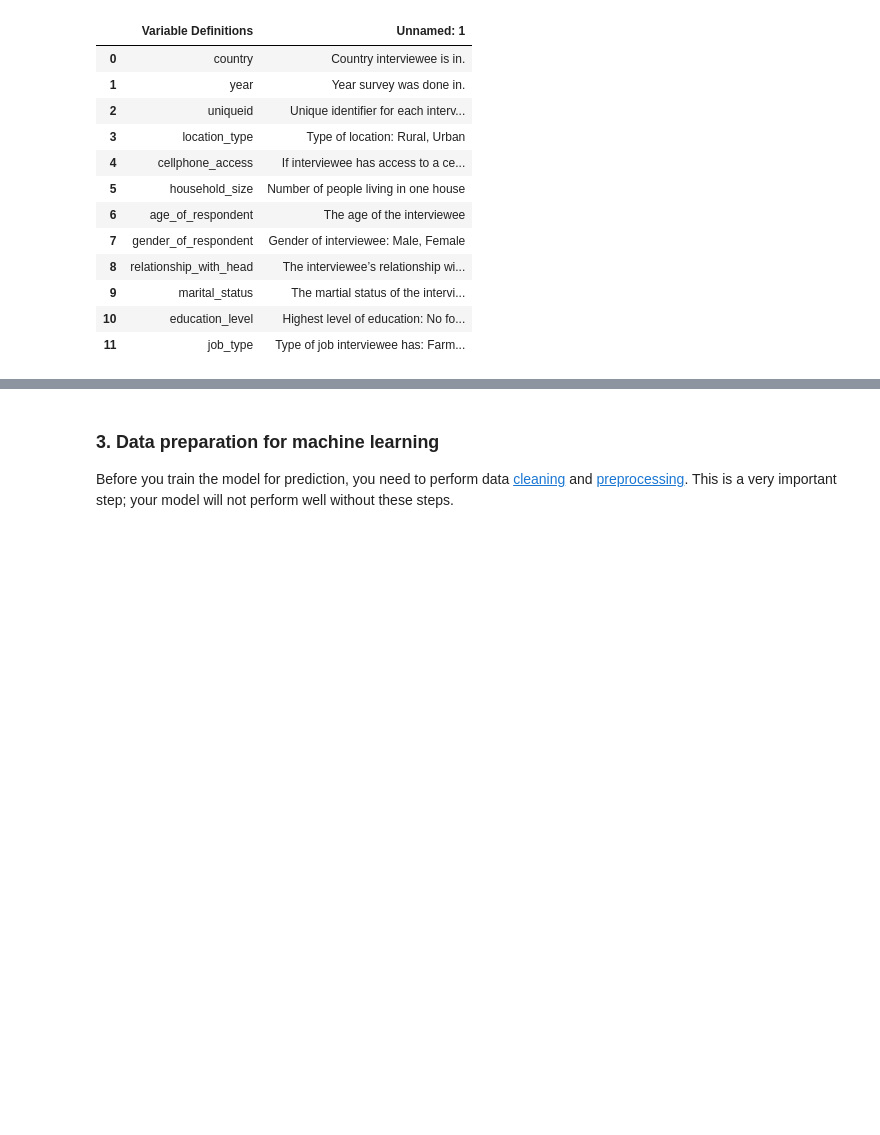
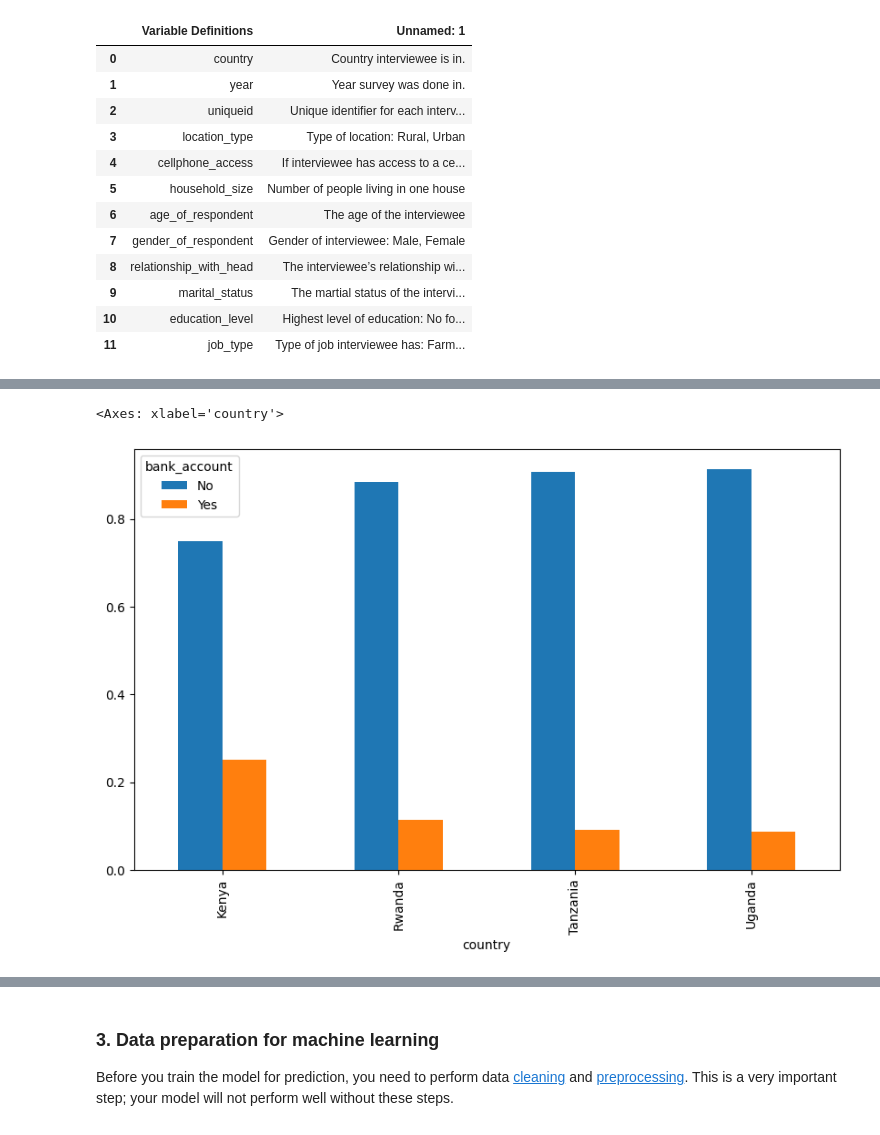
Before and after one commit to segnig/Financial-Inclusion-in-Africa, a Jupyter notebook: StarterNotebook.ipynb, the cells around one changed output, grey strips where cells are left out. Saved outputs shown, nothing was run; the diff lists cells and outputs as text; code cells hidden in the pictures; blank space fills up the shorter version.

```diff
--- a/StarterNotebook.ipynb
+++ b/StarterNotebook.ipynb
@@ -163,0 +194,9 @@ variables
+# %%
+# group by country get ratio yes bank_account to the number data for that values
+
+ratio_yes_to_total = train.groupby('country')['bank_account'].value_counts(normalize=True).unstack()
+
+ratio_yes_to_total.plot(kind='bar', stacked=False, figsize=(10, 6))
+# %% [output]
+<Axes: xlabel='country'>
+[figure, added]
```
Also changed, not shown: parts of 35 cells of this notebook.
